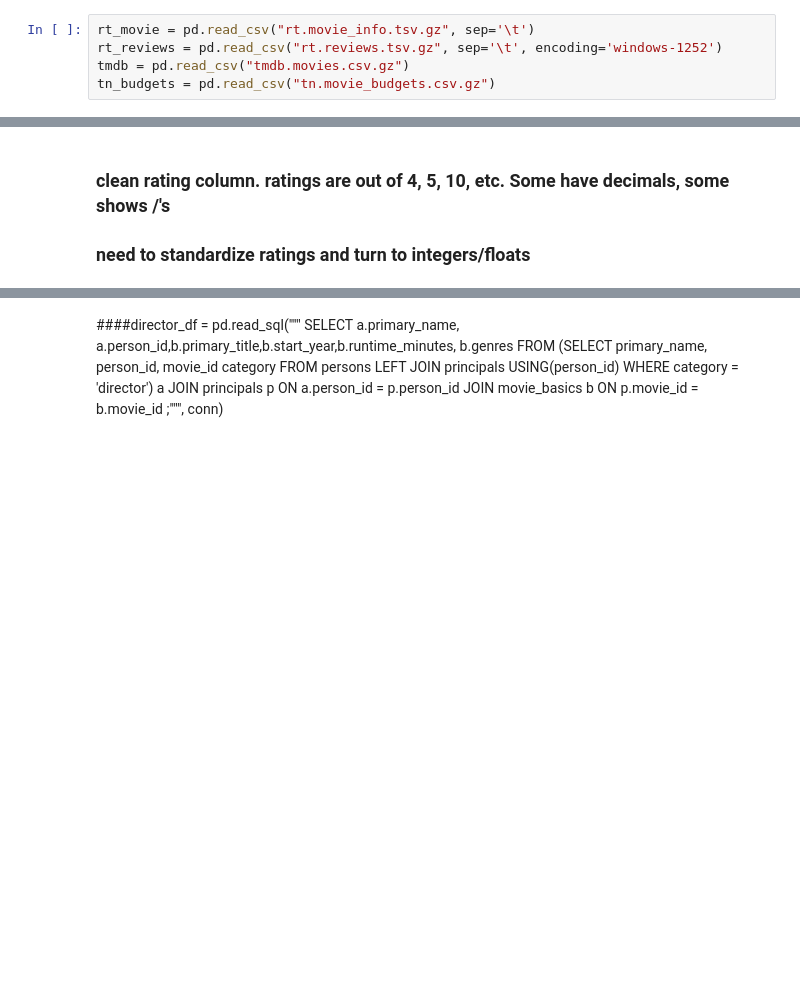
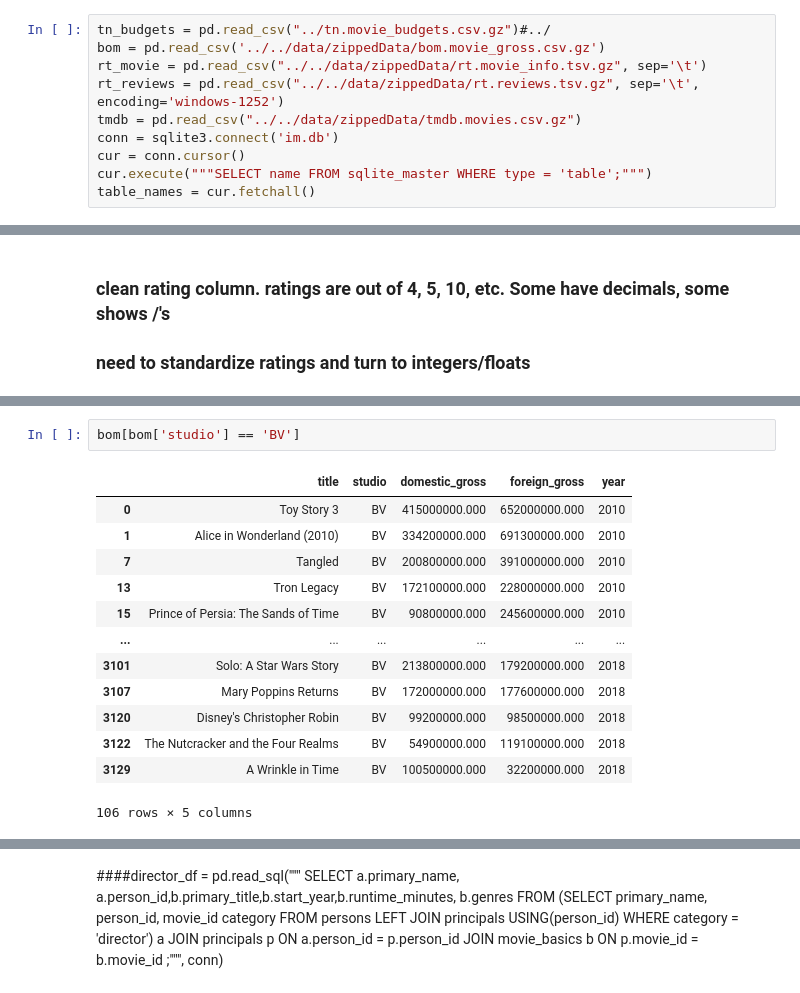
Before and after one commit to ndsecond/capstone-pod-7, a Jupyter notebook: notebooks/prince-dir/prince.ipynb, the cells around one changed output, grey strips where cells are left out. Cells and saved outputs as stored; diff of their text form; blank space fills up the shorter version.

```diff
--- a/notebooks/prince-dir/prince.ipynb
+++ b/notebooks/prince-dir/prince.ipynb
@@ -21,5 +19,10 @@ tn_budgets = pd.read_csv("../tn.movie_budgets.csv.gz")
 # %%
-rt_movie = pd.read_csv("rt.movie_info.tsv.gz", sep='\t')
-rt_reviews = pd.read_csv("rt.reviews.tsv.gz", sep='\t', encoding='windows-1252')
-tmdb = pd.read_csv("tmdb.movies.csv.gz")
-tn_budgets = pd.read_csv("tn.movie_budgets.csv.gz")
+tn_budgets = pd.read_csv("../tn.movie_budgets.csv.gz")#../
+bom = pd.read_csv('../../data/zippedData/bom.movie_gross.csv.gz')
+rt_movie = pd.read_csv("../../data/zippedData/rt.movie_info.tsv.gz", sep='\t')
+rt_reviews = pd.read_csv("../../data/zippedData/rt.reviews.tsv.gz", sep='\t', encoding='windows-1252')
+tmdb = pd.read_csv("../../data/zippedData/tmdb.movies.csv.gz")
+conn = sqlite3.connect('im.db')
+cur = conn.cursor()
+cur.execute("""SELECT name FROM sqlite_master WHERE type = 'table';""")
+table_names = cur.fetchall()
@@ -59,2 +117,18 @@ tn_budgets['year'] =  pd.DatetimeIndex(tn_budgets['release_date']).year
+# %%
+bom[bom['studio'] == 'BV']
+# %% [output]
+|  | title | studio | domestic_gross | foreign_gross | year |
+| 0 | Toy Story 3 | BV | 415000000.000 | 652000000.000 | 2010 |
+| 1 | Alice in Wonderland (2010) | BV | 334200000.000 | 691300000.000 | 2010 |
+| 7 | Tangled | BV | 200800000.000 | 391000000.000 | 2010 |
+| 13 | Tron Legacy | BV | 172100000.000 | 228000000.000 | 2010 |
+| 15 | Prince of Persia: The Sands of Time | BV | 90800000.000 | 245600000.000 | 2010 |
+| ... | ... | ... | ... | ... | ... |
+| 3101 | Solo: A Star Wars Story | BV | 213800000.000 | 179200000.000 | 2018 |
+| 3107 | Mary Poppins Returns | BV | 172000000.000 | 177600000.000 | 2018 |
+| 3120 | Disney's Christopher Robin | BV | 99200000.000 | 98500000.000 | 2018 |
+| 3122 | The Nutcracker and the Four Realms | BV | 54900000.000 | 119100000.000 | 2018 |
+| 3129 | A Wrinkle in Time | BV | 100500000.000 | 32200000.000 | 2018 |
+106 rows × 5 columns
 # %%
 tn_budgets
```
Also changed, not shown: parts of 48 cells of this notebook, 1 other file.
